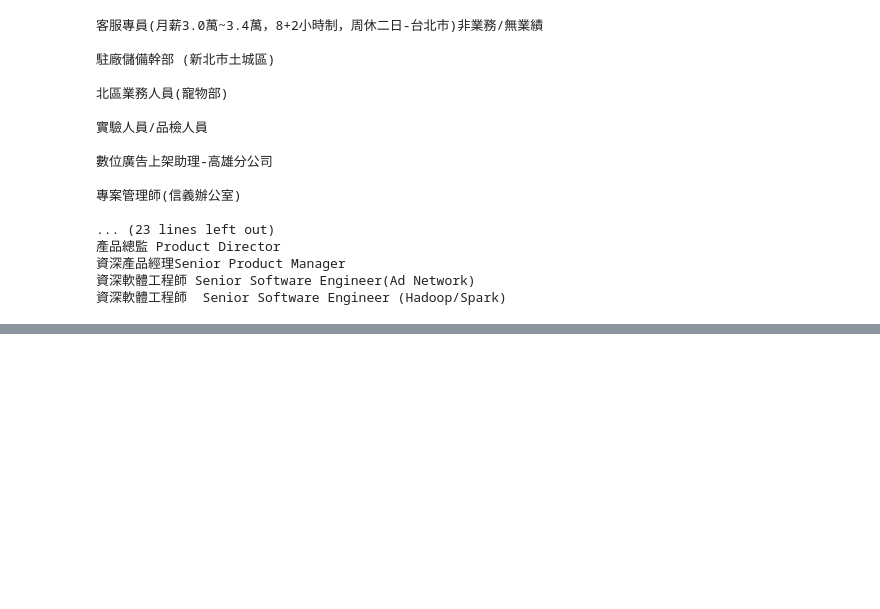
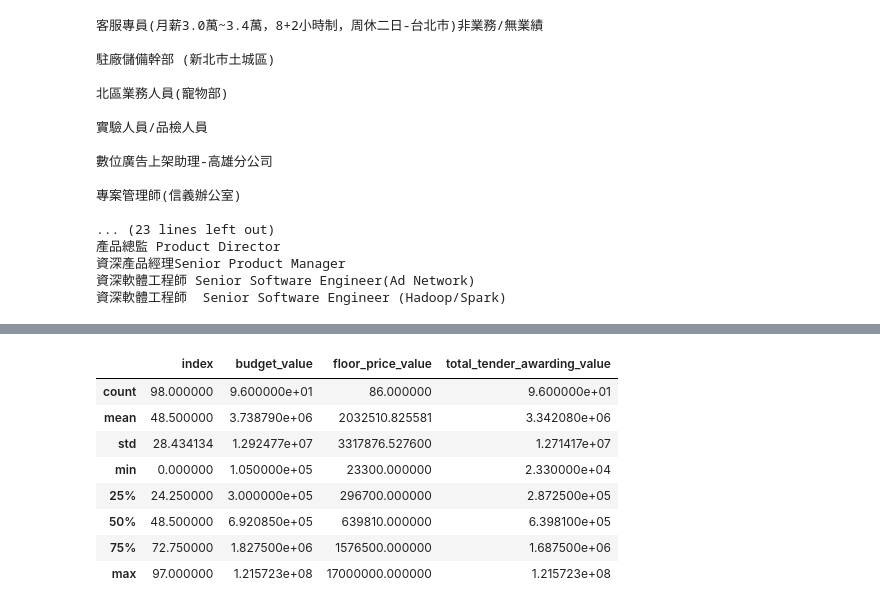
Before and after one commit to ywchiu/pythonetl, a Jupyter notebook: 20160512Demo.ipynb, the cells around one changed output, grey strips where cells are left out. Saved outputs shown, nothing was run; the diff lists cells and outputs as text; code cells hidden in the pictures; blank space fills up the shorter version.

```diff
--- a/20160512Demo.ipynb
+++ b/20160512Demo.ipynb
@@ -709,0 +1063,12 @@ for page in range(1,2):
+# %%
+df.describe()
+# %% [output]
+|  | index | budget_value | floor_price_value | total_tender_awarding_value |
+| count | 98.000000 | 9.600000e+01 | 86.000000 | 9.600000e+01 |
+| mean | 48.500000 | 3.738790e+06 | 2032510.825581 | 3.342080e+06 |
+| std | 28.434134 | 1.292477e+07 | 3317876.527600 | 1.271417e+07 |
+| min | 0.000000 | 1.050000e+05 | 23300.000000 | 2.330000e+04 |
+| 25% | 24.250000 | 3.000000e+05 | 296700.000000 | 2.872500e+05 |
+| 50% | 48.500000 | 6.920850e+05 | 639810.000000 | 6.398100e+05 |
+| 75% | 72.750000 | 1.827500e+06 | 1576500.000000 | 1.687500e+06 |
+| max | 97.000000 | 1.215723e+08 | 17000000.000000 | 1.215723e+08 |
```
Also changed, not shown: parts of 35 cells of this notebook, 1 other file.
